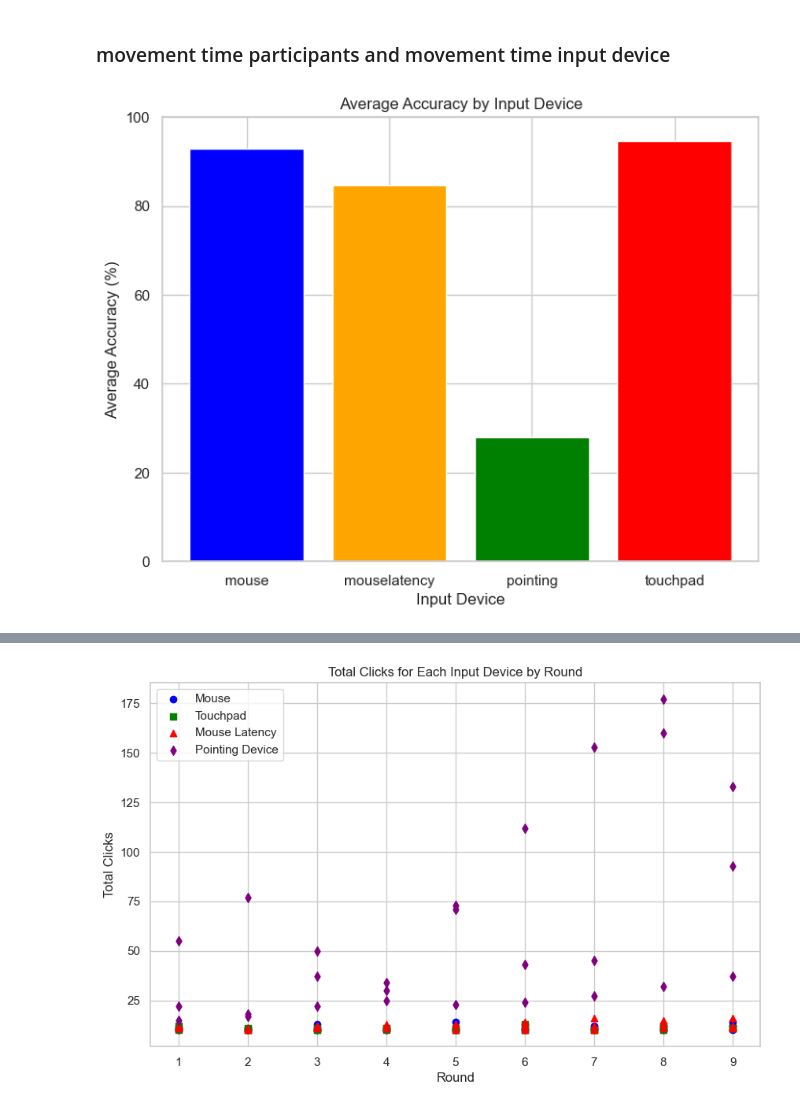
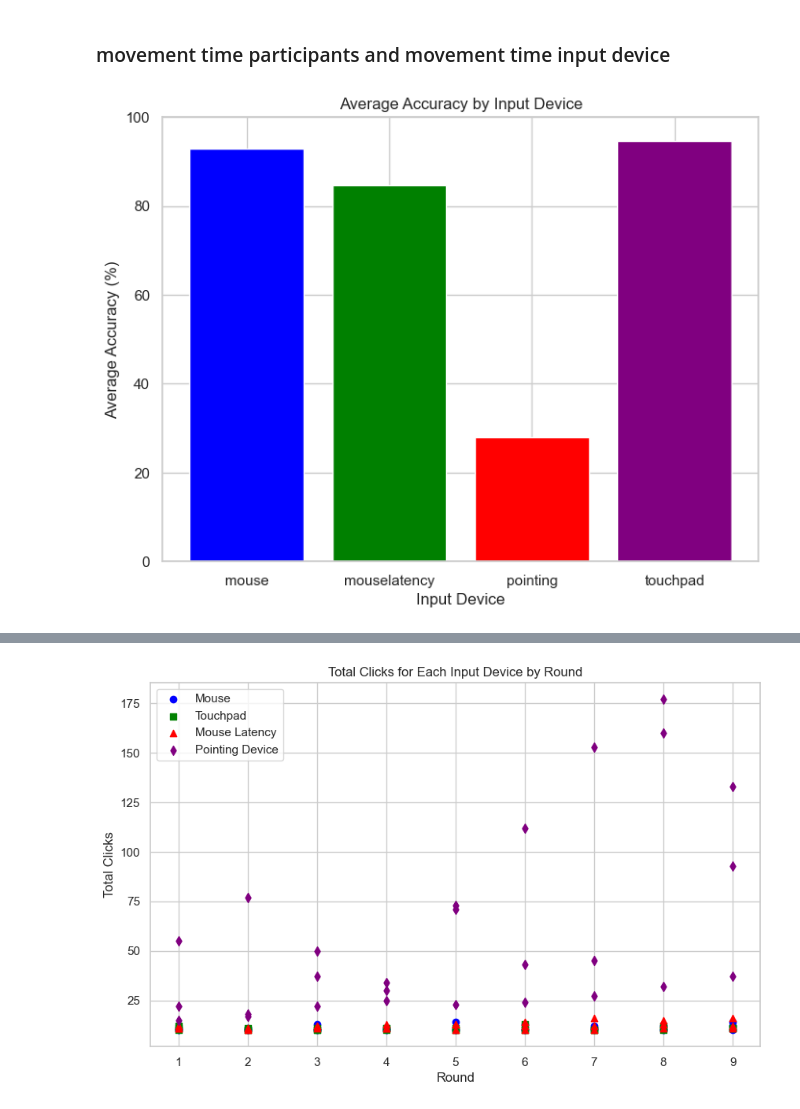
Before and after one commit to ITT-24/assignment-07-pointing-the-motion-masters, a Jupyter notebook: evaluation.ipynb, the cells around one changed output, grey strips where cells are left out. Cells and saved outputs as stored; diff of their text form; code cells hidden in the pictures.

```diff
--- a/evaluation.ipynb
+++ b/evaluation.ipynb
@@ -133,20 +133,20 @@ plot_side_by_side(mouselatency_scatter_data, 'mouselatency', pointing_scatter_da
 # %%
 #grouping
 avg_accuracy = df.groupby('Input Device')['Accuracy'].mean().reset_index()
 
 #plots accuracy
 def plot_average_accuracy(avg_accuracy):
     fig, ax = plt.subplots(figsize=(8, 6))
-    ax.bar(avg_accuracy['Input Device'], avg_accuracy['Accuracy'], color=['blue', 'orange', 'green', 'red'])
+    ax.bar(avg_accuracy['Input Device'], avg_accuracy['Accuracy'], color=['blue', 'green', 'red', 'purple'])
     ax.set_xlabel('Input Device')
     ax.set_ylabel('Average Accuracy (%)')
     ax.set_title('Average Accuracy by Input Device')
     ax.set_ylim(0, 100)
     plt.show()
 
 plot_average_accuracy(avg_accuracy)
 # %% [output]
-[figure, old version]
+[figure, new version]
 # %%
 # Plotting
 
```
Also changed, not shown: parts of 1 cell of this notebook.
